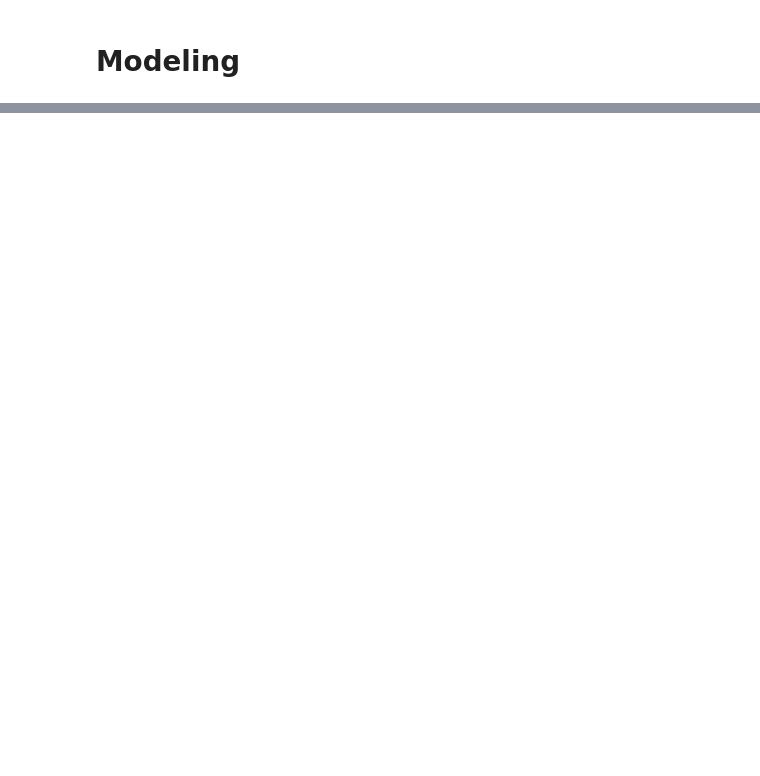
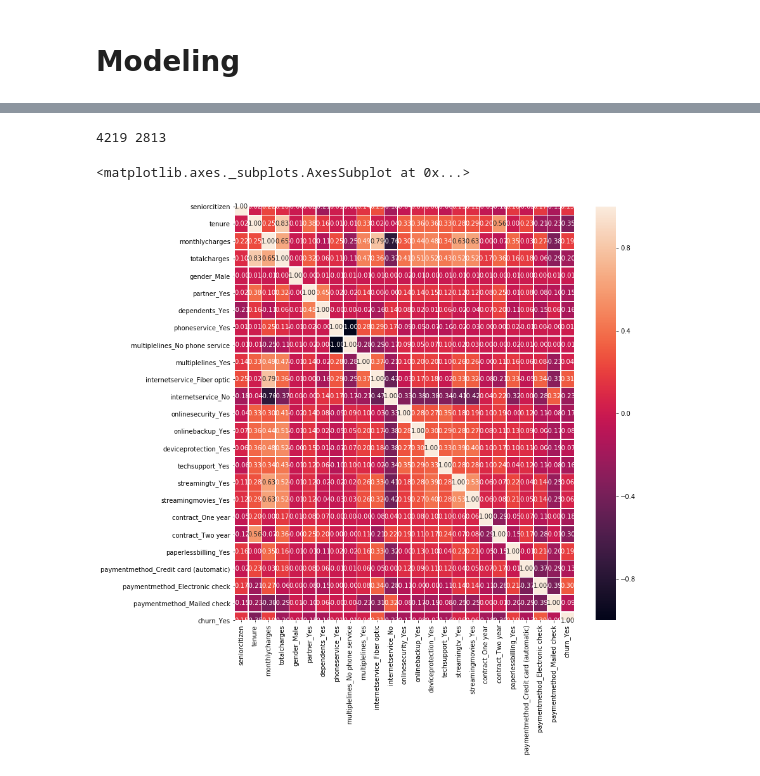
Before and after one commit to Galdina/dsc-mod-3-project-v2-1-onl01-dtsc-ft-030220, a Jupyter notebook: 4_modeling.ipynb, the cells around one changed output, grey strips where cells are left out. Cells and saved outputs as stored; diff of their text form; code cells hidden in the pictures; blank space fills up the shorter version.

Commit message:
some models (with errors >_<)
try some models, new graphs and boosting, still have problem with XGBoost

```diff
--- a/4_modeling.ipynb
+++ b/4_modeling.ipynb
@@ -37,0 +37,6 @@ warnings.filterwarnings('ignore')
+# %%
+# read dataset
+df = pd.read_csv("data/clean_churn.csv")
+# %%
+# onehot encoding all caterogical data
+df = pd.get_dummies(df, drop_first=True)
@@ -37,0 +92,16 @@ warnings.filterwarnings('ignore')
+# %%
+print(len(X_train), len(X_test))
+# %% [output]
+4219 2813
+# %%
+cols = df.columns
+numer_cols = df._get_numeric_data().columns
+cat_cols = list(set(cols) - set(numer_cols))
+for i in cat_cols:
+    df[i] = df[i].astype('category')
+    df[i] = df[i].cat.codes
+f,ax = plt.subplots(figsize=(12,12))
+sns.heatmap(df.corr(), annot=True, linewidths=0.5, fmt= '.2f',ax=ax)
+# %% [output]
+<matplotlib.axes._subplots.AxesSubplot at 0x...>
+[figure, added]
```
Also changed, not shown: parts of 31 cells of this notebook, 6 other files.
